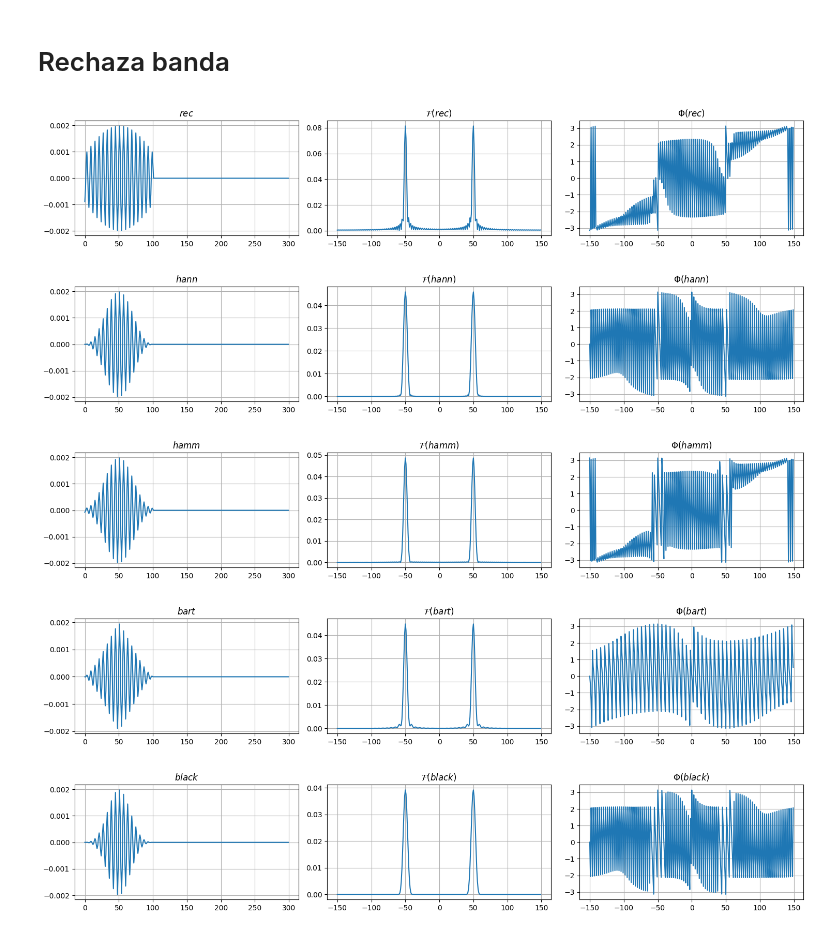
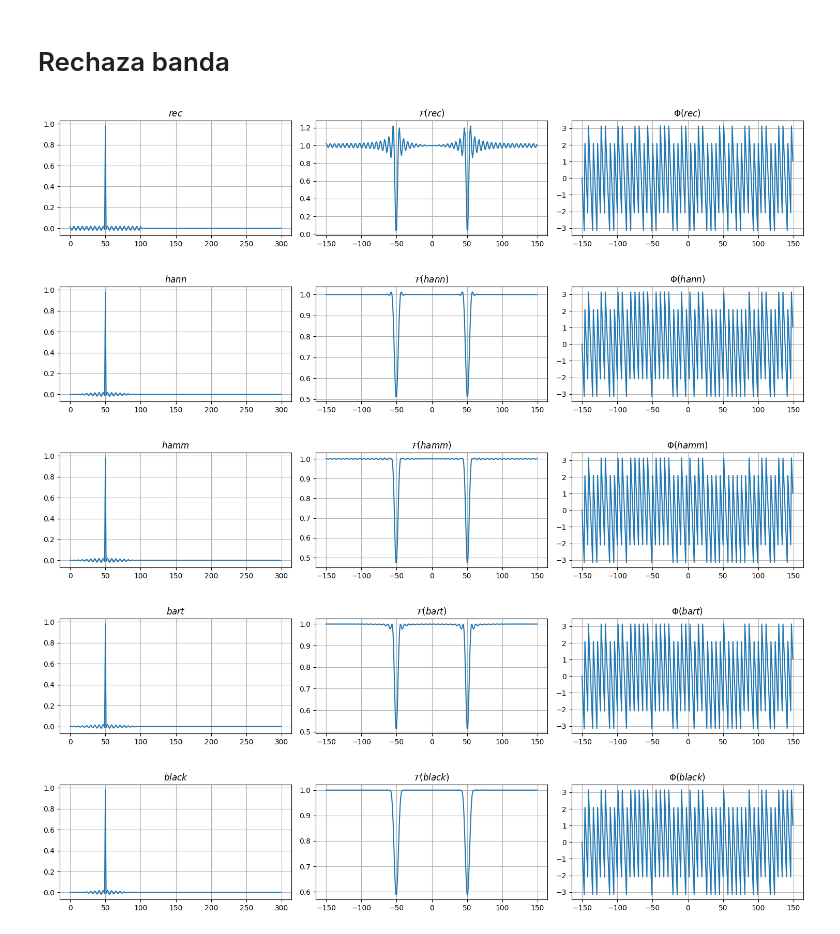
Before and after one commit to francoherg/PDS-2025, a Jupyter notebook: Practica/Guia5/filtros.ipynb, the cells around one changed output. Saved outputs shown, nothing was run; the diff lists cells and outputs as text; code cells hidden in the pictures.

```diff
--- a/Practica/Guia5/filtros.ipynb
+++ b/Practica/Guia5/filtros.ipynb
@@ -127,40 +127,40 @@ def FIRRechazaBanda(N, f1, f2, W):
     H[(f >= f1) & (f <= f2)] = 0
     H[(f >= (1 - f2)) & (f <= (1 - f1))] = 0
 
+    # retardar
+    H = retardar(H,-N//2)
+
     # Inverse DFT to get impulse response (non-causal)
     h = np.fft.ifft(H).real
-
-    # Shift to make it causal (centered at N//2)
-    h = np.roll(h, -N//2)
 
     # Apply window
     h = W(h,0,N)
 
     return h
 
 # Parametros
 fm = 300
 bandaMin = 49/fm
 bandaMax = 51/fm
 longitud = 101
 
 sTest = np.fft.ifft(np.ones(fm)).real
 
 hrectangular = FIRRechazaBanda(longitud,bandaMin,bandaMax,rectangular)
 hhann = FIRRechazaBanda(longitud,bandaMin,bandaMax,hann)
 hhamming = FIRRechazaBanda(longitud,bandaMin,bandaMax,hamming)
 hbartlett = FIRRechazaBanda(longitud,bandaMin,bandaMax,bartlett)
 hblackman = FIRRechazaBanda(longitud,bandaMin,bandaMax,blackman)
 
 testFiltro(np.convolve(sTest,hrectangular)[:300],'rec')
 testFiltro(np.convolve(sTest,hhann)[:300],'hann')
 testFiltro(np.convolve(sTest,hhamming)[:300],'hamm')
 testFiltro(np.convolve(sTest,hbartlett)[:300],'bart')
 testFiltro(np.convolve(sTest,hblackman)[:300],'black')
 # %% [output]
-[figure, old version]
+[figure, new version]
-[figure, old version]
+[figure, new version]
-[figure, old version]
+[figure, new version]
-[figure, old version]
+[figure, new version]
-[figure, old version]
+[figure, new version]
 # %%
```
Also changed, not shown: parts of 1 cell of this notebook, 1 other file.
